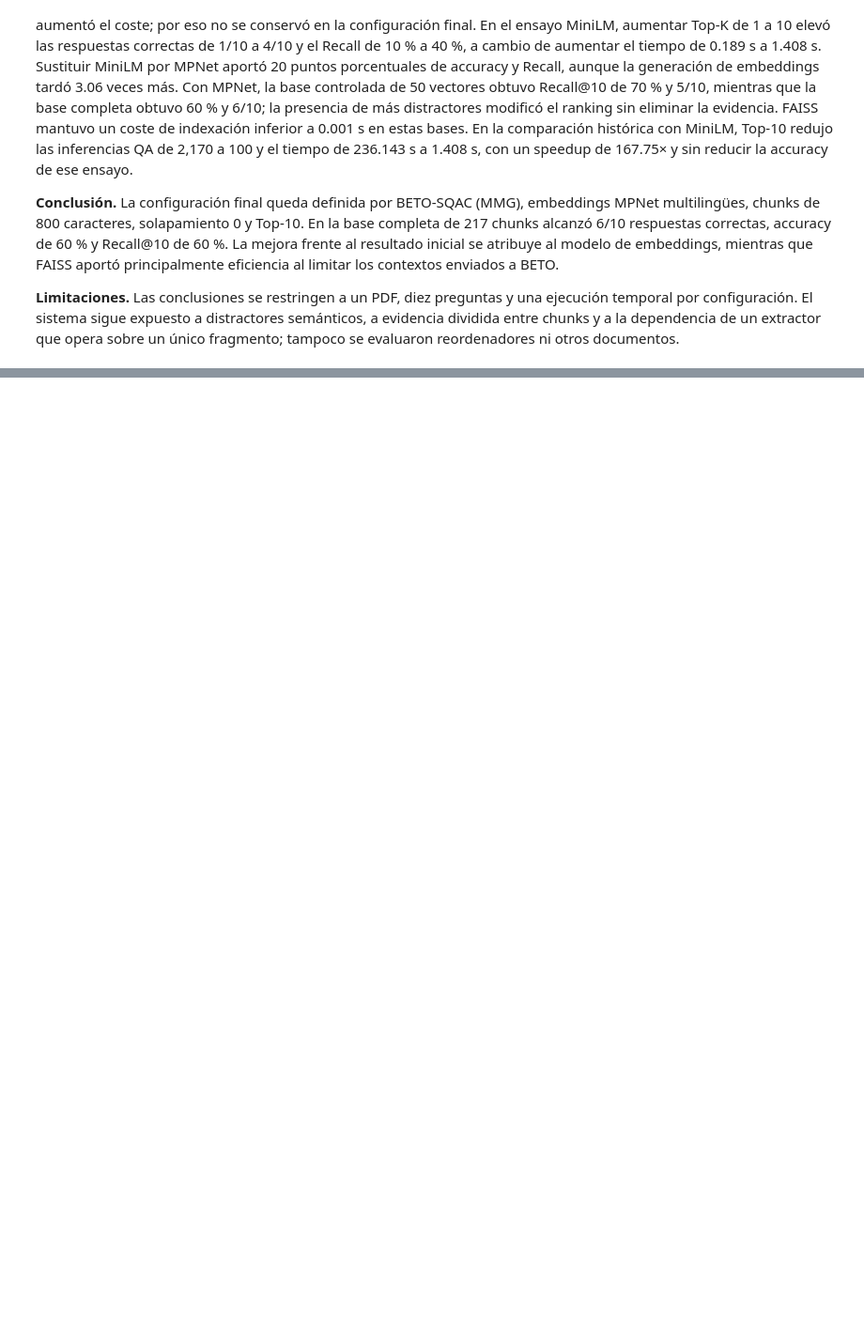
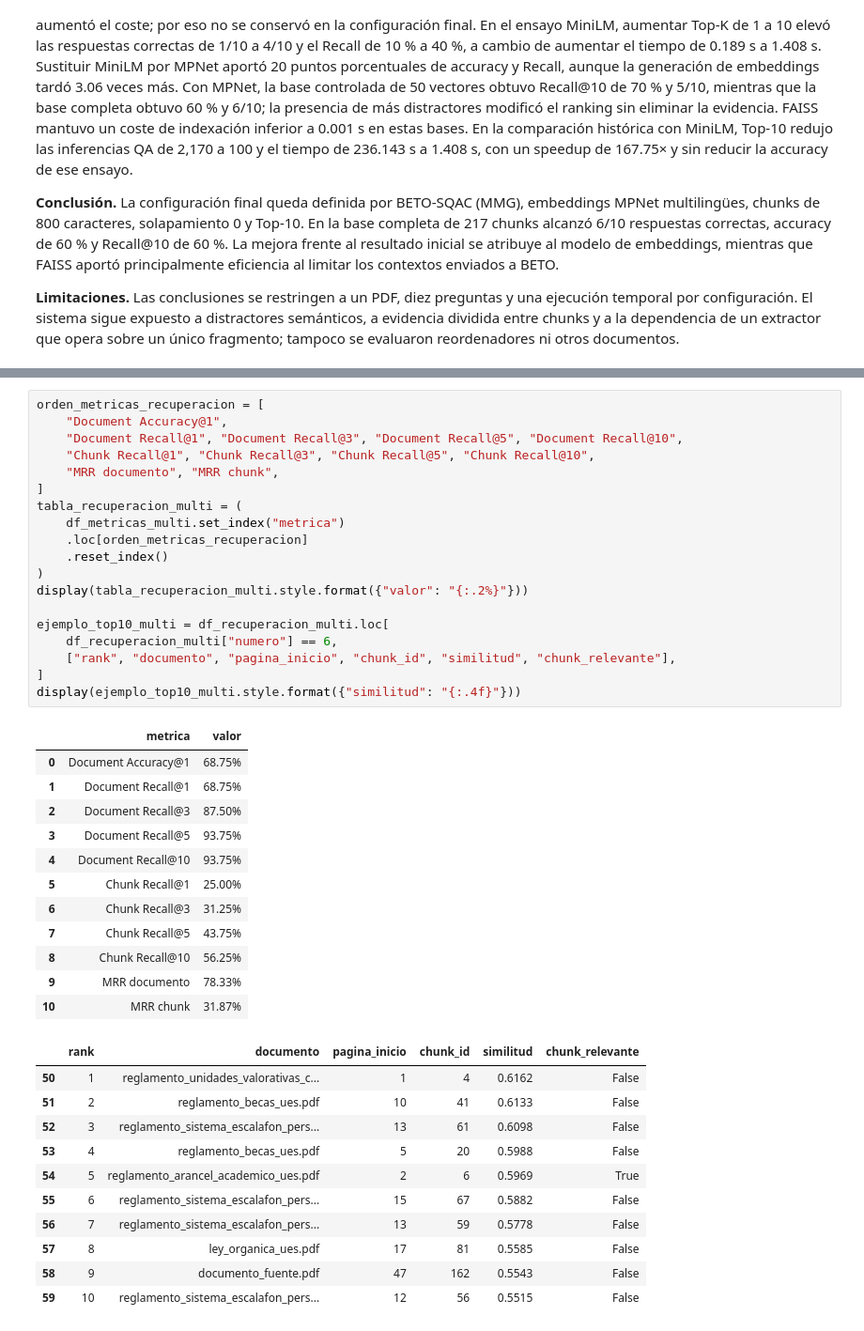
Before and after one commit to abner-rivas/Laboratorio---ML, a Jupyter notebook: LaboratorioML.ipynb, the cells around one changed output, grey strips where cells are left out. Shown at 94% size. Drawn from its saved outputs; the diff is of its cells as text; blank space fills up the shorter version.

```diff
--- a/LaboratorioML.ipynb
+++ b/LaboratorioML.ipynb
@@ -5784,0 +6094,43 @@ RESUMEN_FASE16_JSON={"modelos": [{"Modelo embeddings": "sentence-transformers/pa
+# %%
+orden_metricas_recuperacion = [
+    "Document Accuracy@1",
+    "Document Recall@1", "Document Recall@3", "Document Recall@5", "Document Recall@10",
+    "Chunk Recall@1", "Chunk Recall@3", "Chunk Recall@5", "Chunk Recall@10",
+    "MRR documento", "MRR chunk",
+]
+tabla_recuperacion_multi = (
+    df_metricas_multi.set_index("metrica")
+    .loc[orden_metricas_recuperacion]
+    .reset_index()
+)
+display(tabla_recuperacion_multi.style.format({"valor": "{:.2%}"}))
+
+ejemplo_top10_multi = df_recuperacion_multi.loc[
+    df_recuperacion_multi["numero"] == 6,
+    ["rank", "documento", "pagina_inicio", "chunk_id", "similitud", "chunk_relevante"],
+]
+display(ejemplo_top10_multi.style.format({"similitud": "{:.4f}"}))
+# %% [output]
+|  | metrica | valor |
+| 0 | Document Accuracy@1 | 68.75% |
+| 1 | Document Recall@1 | 68.75% |
+| 2 | Document Recall@3 | 87.50% |
+| 3 | Document Recall@5 | 93.75% |
+| 4 | Document Recall@10 | 93.75% |
+| 5 | Chunk Recall@1 | 25.00% |
+| 6 | Chunk Recall@3 | 31.25% |
+| 7 | Chunk Recall@5 | 43.75% |
+| 8 | Chunk Recall@10 | 56.25% |
+| 9 | MRR documento | 78.33% |
+| 10 | MRR chunk | 31.87% |
+|  | rank | documento | pagina_inicio | chunk_id | similitud | chunk_relevante |
+| 50 | 1 | reglamento_unidades_valorativas_c... | 1 | 4 | 0.6162 | False |
+| 51 | 2 | reglamento_becas_ues.pdf | 10 | 41 | 0.6133 | False |
+| 52 | 3 | reglamento_sistema_escalafon_pers... | 13 | 61 | 0.6098 | False |
+| 53 | 4 | reglamento_becas_ues.pdf | 5 | 20 | 0.5988 | False |
+| 54 | 5 | reglamento_arancel_academico_ues.pdf | 2 | 6 | 0.5969 | True |
+| 55 | 6 | reglamento_sistema_escalafon_pers... | 15 | 67 | 0.5882 | False |
+| 56 | 7 | reglamento_sistema_escalafon_pers... | 13 | 59 | 0.5778 | False |
+| 57 | 8 | ley_organica_ues.pdf | 17 | 81 | 0.5585 | False |
+| 58 | 9 | documento_fuente.pdf | 47 | 162 | 0.5543 | False |
+| 59 | 10 | reglamento_sistema_escalafon_pers... | 12 | 56 | 0.5515 | False |
```
Also changed, not shown: parts of 27 cells of this notebook, 41 other files.
